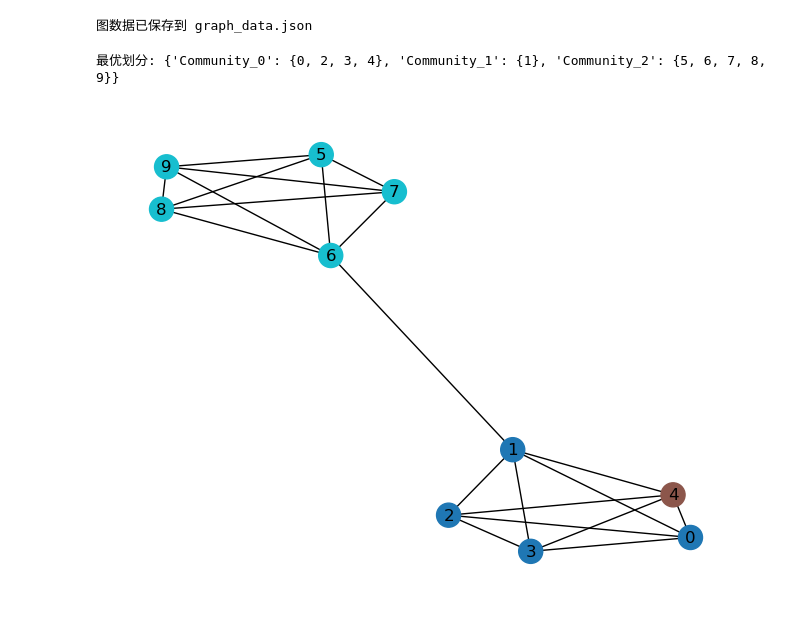
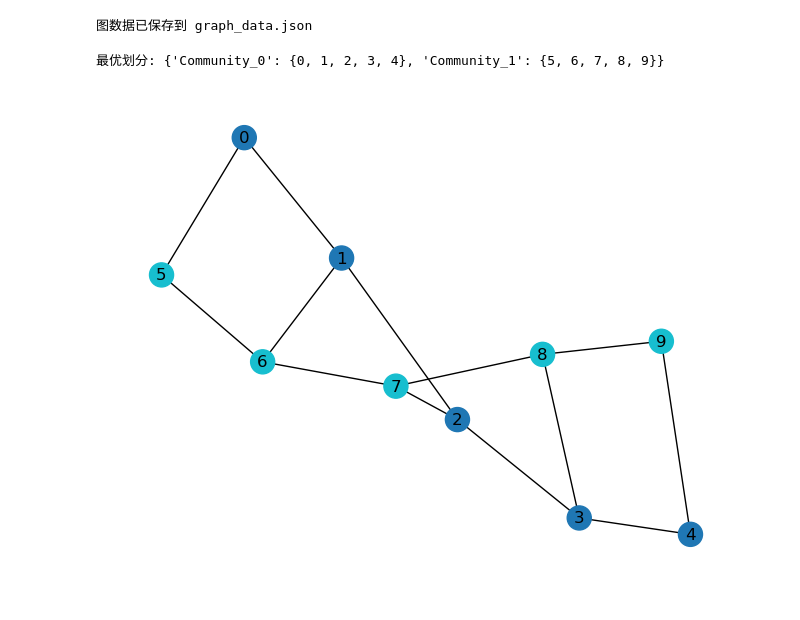
Before and after one commit to Lance1otzzz/similarity_modularity, a Jupyter notebook: graph_visualization.ipynb, the cells around one changed output. Drawn from its saved outputs; the diff is of its cells as text; code cells hidden in the pictures.

```diff
--- a/graph_visualization.ipynb
+++ b/graph_visualization.ipynb
@@ -74,19 +74,19 @@ print("图数据已保存到 graph_data.json")
 # %%
 from tree_search import *
 import matplotlib.pyplot as plt
 
 def draw_graph(G, communities):
     pos = nx.spring_layout(G)
     colors = [i for i, comm in enumerate(communities.values()) for _ in comm]
     nx.draw(G, pos, node_color=colors, with_labels=True, cmap=plt.cm.tab10)
     plt.show()
 
 if __name__ == "__main__":
-    G = load_graph_from_json('graph_data.json')
+    G = load_graph_from_json('test.json')
     searcher = TreeSearchLouvain(G, r=0.85)  # 调整相似度阈值 r 进行测试
     communities = searcher.run()
     print("最优划分:", communities)
     draw_graph(G, communities)
 # %% [output]
-最优划分: {'Community_0': {0, 2, 3, 4}, 'Community_1': {1}, 'Community_2': {5, 6, 7, 8, 9}}
+最优划分: {'Community_0': {0, 1, 2, 3, 4}, 'Community_1': {5, 6, 7, 8, 9}}
-[figure, old version]
+[figure, new version]
```
Also changed, not shown: 1 other file.
